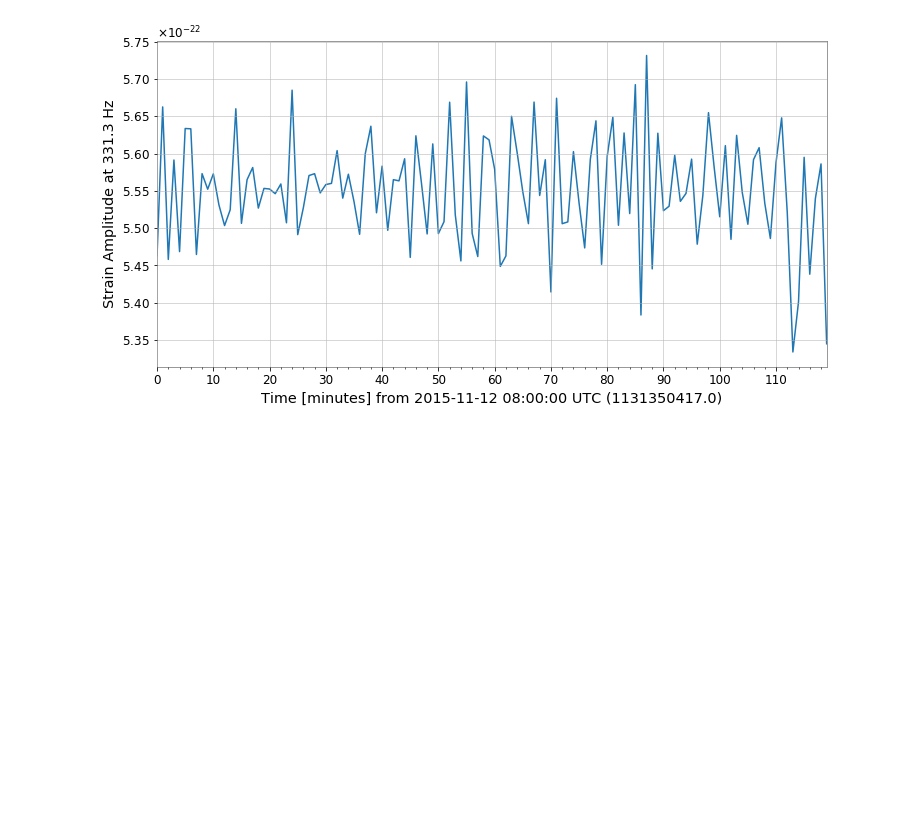
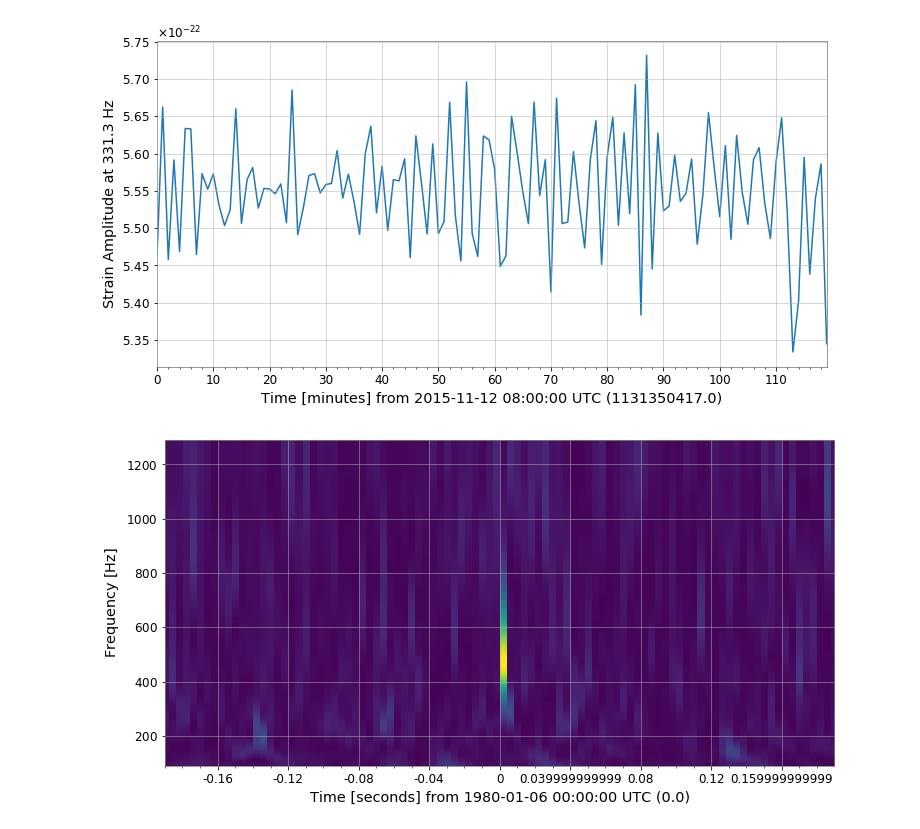
Before and after one commit to SGRGit/gwOsc, a Jupyter notebook: DataPrepBlipGlitches.ipynb, the cells around one changed output. Saved outputs shown, nothing was run; the diff lists cells and outputs as text; code cells hidden in the pictures; blank space fills up the shorter version.

```diff
--- a/DataPrepBlipGlitches.ipynb
+++ b/DataPrepBlipGlitches.ipynb
@@ -39,0 +45,13 @@ plot.show()
+# %%
+noise = TimeSeries(normal(loc=1, size=4096*4), sample_rate=4096, epoch=-2)
+glitch = TimeSeries(gausspulse(noise.times.value, fc=500) * 4, sample_rate=4096)
+data = noise + glitch
+# %%
+q = data.q_transform()
+plot = q.plot()
+ax = plot.gca()
+ax.set_xlim(-.19, .19)
+ax.set_epoch(0)
+plot.show()
+# %% [output]
+[figure, added]
```
Also changed, not shown: parts of 3 cells of this notebook.
